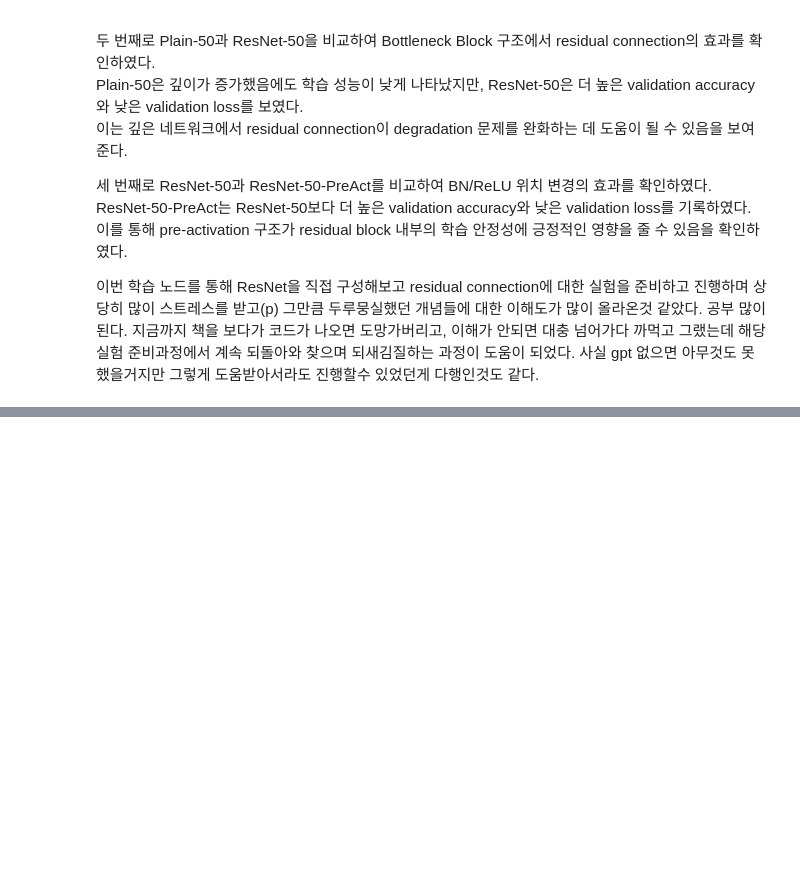
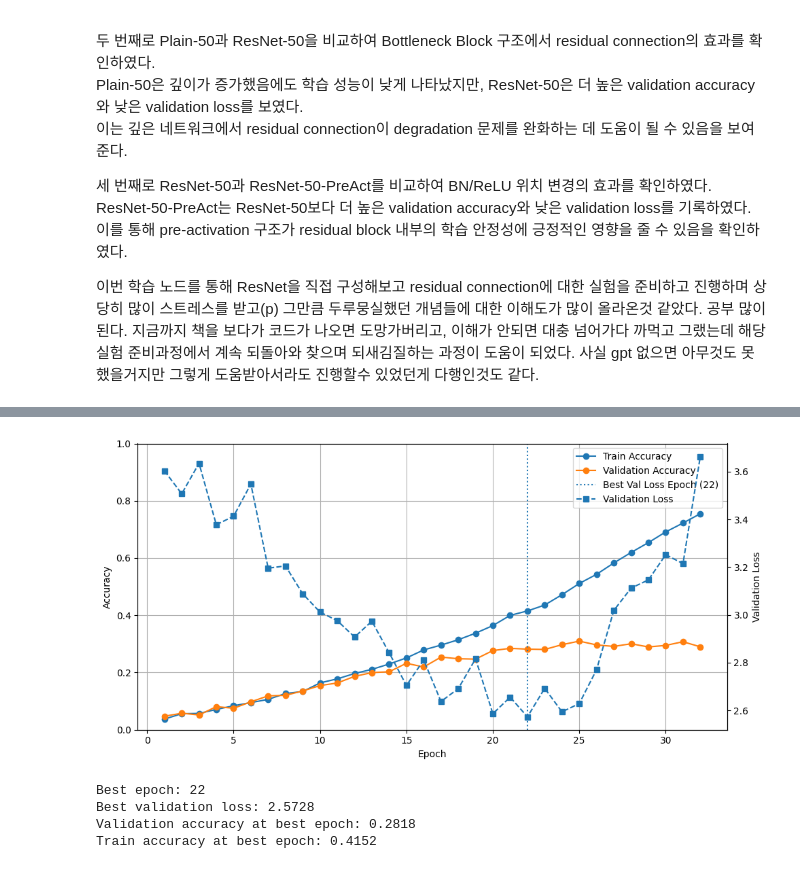
Before and after one commit to grandmeadow/AIFFEL_quest_rs, a Jupyter notebook: Exploration/Ex02/quest.ipynb, the cells around one changed output, grey strips where cells are left out. Drawn from its saved outputs; the diff is of its cells as text; code cells hidden in the pictures; blank space fills up the shorter version.

```diff
--- a/Exploration/Ex02/quest.ipynb
+++ b/Exploration/Ex02/quest.ipynb
@@ -1533,0 +1635,14 @@ ResNet-50-PreAct는 ResNet-50보다 더 높은 validation accuracy와 낮은 val
+# %%
+preact_model = build_resnet("resnet50_preact", num_classes=NUM_CLASSES).to(device)
+
+preact_model, preact_history_long = fit_model_with_early_stopping(
+    model=preact_model,
+    trainloader=trainloader,
+    testloader=testloader,
+    max_epochs=100,
+    lr=0.001,
+    device=device,
+    patience=10,
+    min_delta=0.001,
+    save_path="best_resnet50_preact.pth"
+)
@@ -1533,0 +1760,10 @@ ResNet-50-PreAct는 ResNet-50보다 더 높은 validation accuracy와 낮은 val
+# %%
+plot_overfitting_curve(
+    preact_history_long
+)
+# %% [output]
+[figure, added]
+Best epoch: 22
+Best validation loss: 2.5728
+Validation accuracy at best epoch: 0.2818
+Train accuracy at best epoch: 0.4152
```
Also changed, not shown: parts of 24 cells of this notebook, 13 other files.
